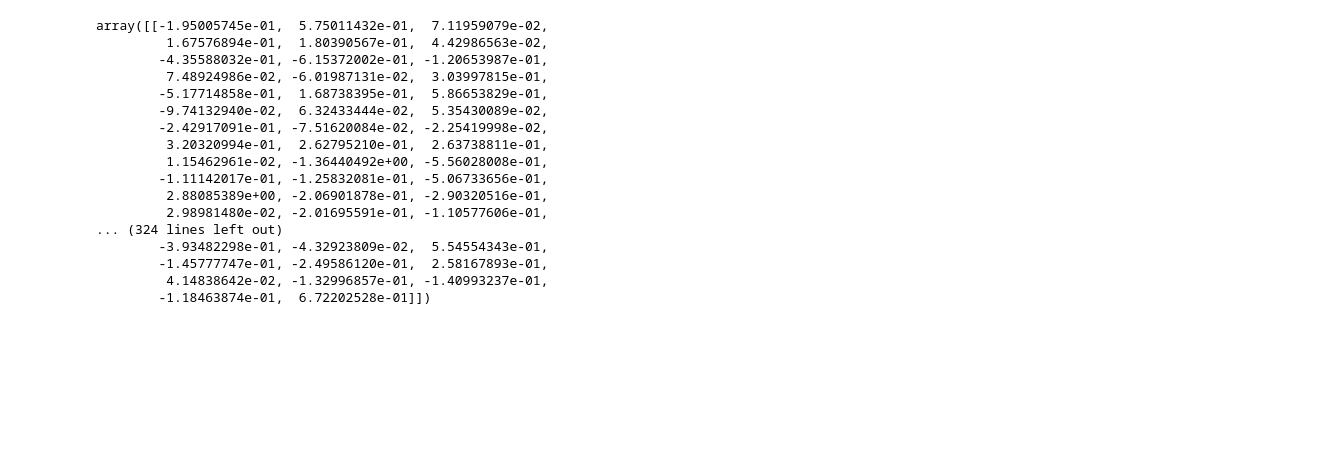
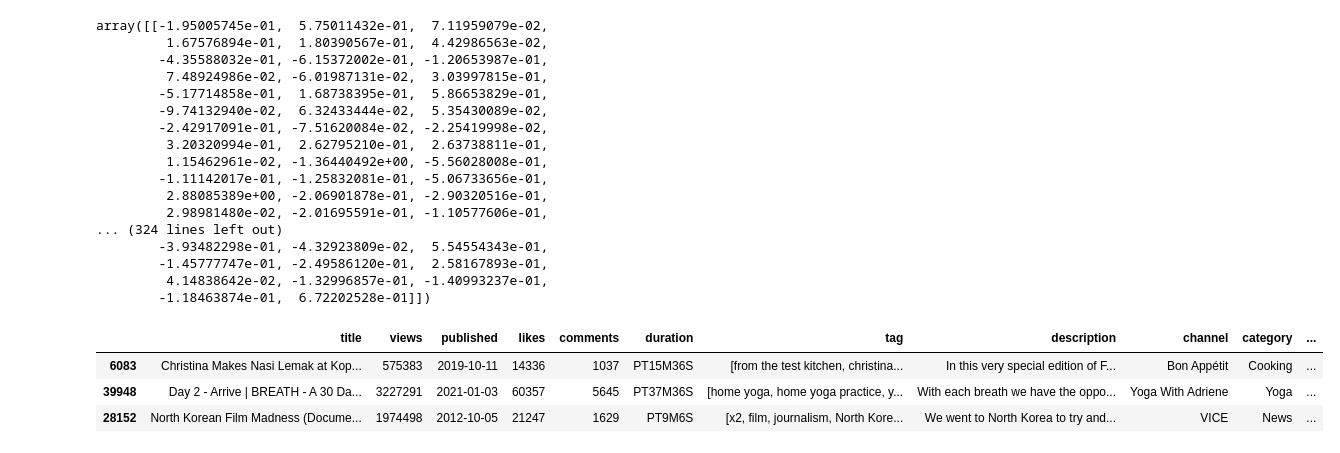
Before and after one commit to ajinkyabhanudas/SIADS696, a Jupyter notebook: EDA_Poom.ipynb, the cells around one changed output. Cells and saved outputs as stored; diff of their text form; code cells hidden in the pictures; blank space fills up the shorter version.

Commit message:
cooking data added

```diff
--- a/EDA_Poom.ipynb
+++ b/EDA_Poom.ipynb
@@ -104,9 +124,10 @@ len(model_wv.key_to_index)
 # %%
-# converting token to word vector with word2vec
+# function to convert token to word vector with word2vec finding average vector for the document
 def gen_word_vec(token_list, wordvec):
     word_vector = []
     for token in token_list:
-        token_vocab = [i for i in token if i in wordvec.key_to_index]
+        token_considered = [t for t in token if t.isalpha]
+        token_vocab = [i for i in token_considered if i in wordvec.key_to_index]
         if len(token_vocab) > 0:
             word_vector.append(np.mean(wordvec[token_vocab], axis=0))
         else:
@@ -114,8 +135,8 @@ def gen_word_vec(token_list, wordvec):
     word_vector = np.array(word_vector)
     return word_vector
 # %%
-train_word_vec = gen_word_vec(tokens, model_wv)
-train_word_vec[:20]
+title_word_vec = gen_word_vec(tokens, model_wv)
+title_word_vec[:20]
 # %% [output]
 array([[-1.95005745e-01,  5.75011432e-01,  7.11959079e-02,
          1.67576894e-01,  1.80390567e-01,  4.42986563e-02,
@@ -134,3 +155,12 @@ array([[-1.95005745e-01,  5.75011432e-01,  7.11959079e-02,
         -1.45777747e-01, -2.49586120e-01,  2.58167893e-01,
          4.14838642e-02, -1.32996857e-01, -1.40993237e-01,
         -1.18463874e-01,  6.72202528e-01]])
+# %%
+# add this vector to the original df and see the similarity within the channel
+df['title_vector'] = title_word_vec.tolist()
+df.sample(3)
+# %% [output]
+|  | title | views | published | likes | comments | duration | tag | description | channel | category | ... |
+| 6083 | Christina Makes Nasi Lemak at Kop... | 575383 | 2019-10-11 | 14336 | 1037 | PT15M36S | [from the test kitchen, christina... | In this very special edition of F... | Bon Appétit | Cooking | ... |
+| 39948 | Day 2 - Arrive | BREATH - A 30 Da... | 3227291 | 2021-01-03 | 60357 | 5645 | PT37M36S | [home yoga, home yoga practice, y... | With each breath we have the oppo... | Yoga With Adriene | Yoga | ... |
+| 28152 | North Korean Film Madness (Docume... | 1974498 | 2012-10-05 | 21247 | 1629 | PT9M6S | [x2, film, journalism, North Kore... | We went to North Korea to try and... | VICE | News | ... |
```
Also changed, not shown: parts of 6 cells of this notebook, 8 other files.
